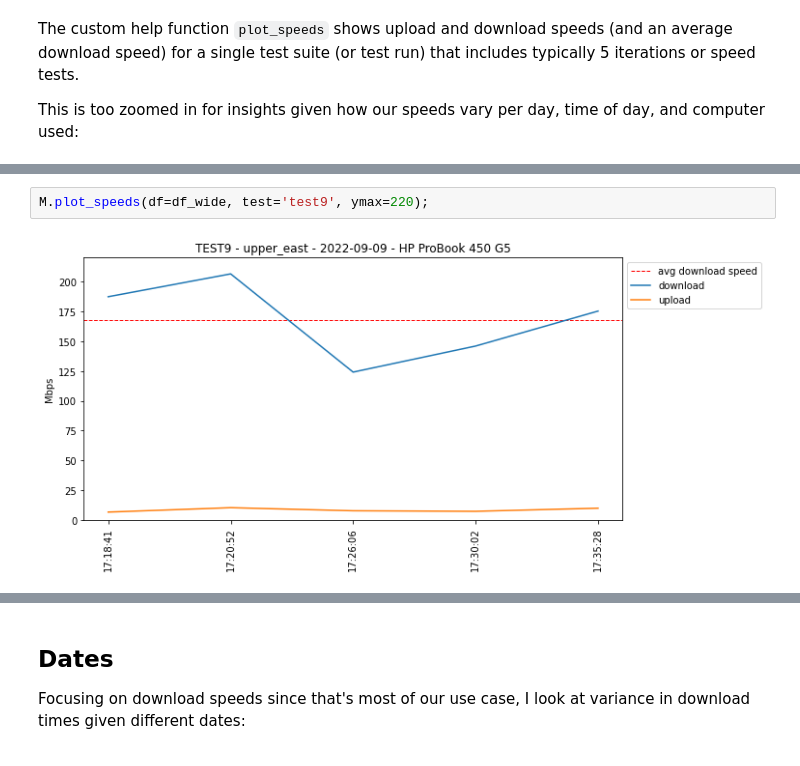
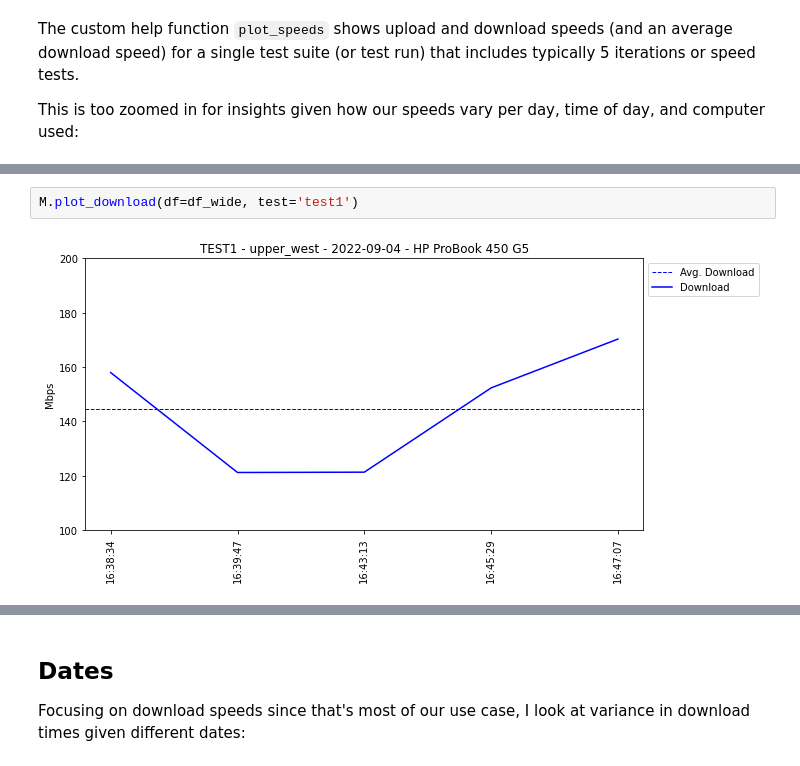
Before and after one commit to BigBangData/Speedtest, a Jupyter notebook: analyze_results.ipynb, the cells around one changed output, grey strips where cells are left out. Cells and saved outputs as stored; diff of their text form.

```diff
--- a/analyze_results.ipynb
+++ b/analyze_results.ipynb
@@ -55,4 +53,4 @@ M.plot_speeds(df=df_wide, test='test8', ymax=220); # defaults are iter=5, ymax=2
 # %%
-M.plot_speeds(df=df_wide, test='test9', ymax=220);
+M.plot_download(df=df_wide, test='test1')
 # %% [output]
-[figure, old version]
+[figure, new version]
```
Also changed, not shown: parts of 23 cells of this notebook, 1 other file.
